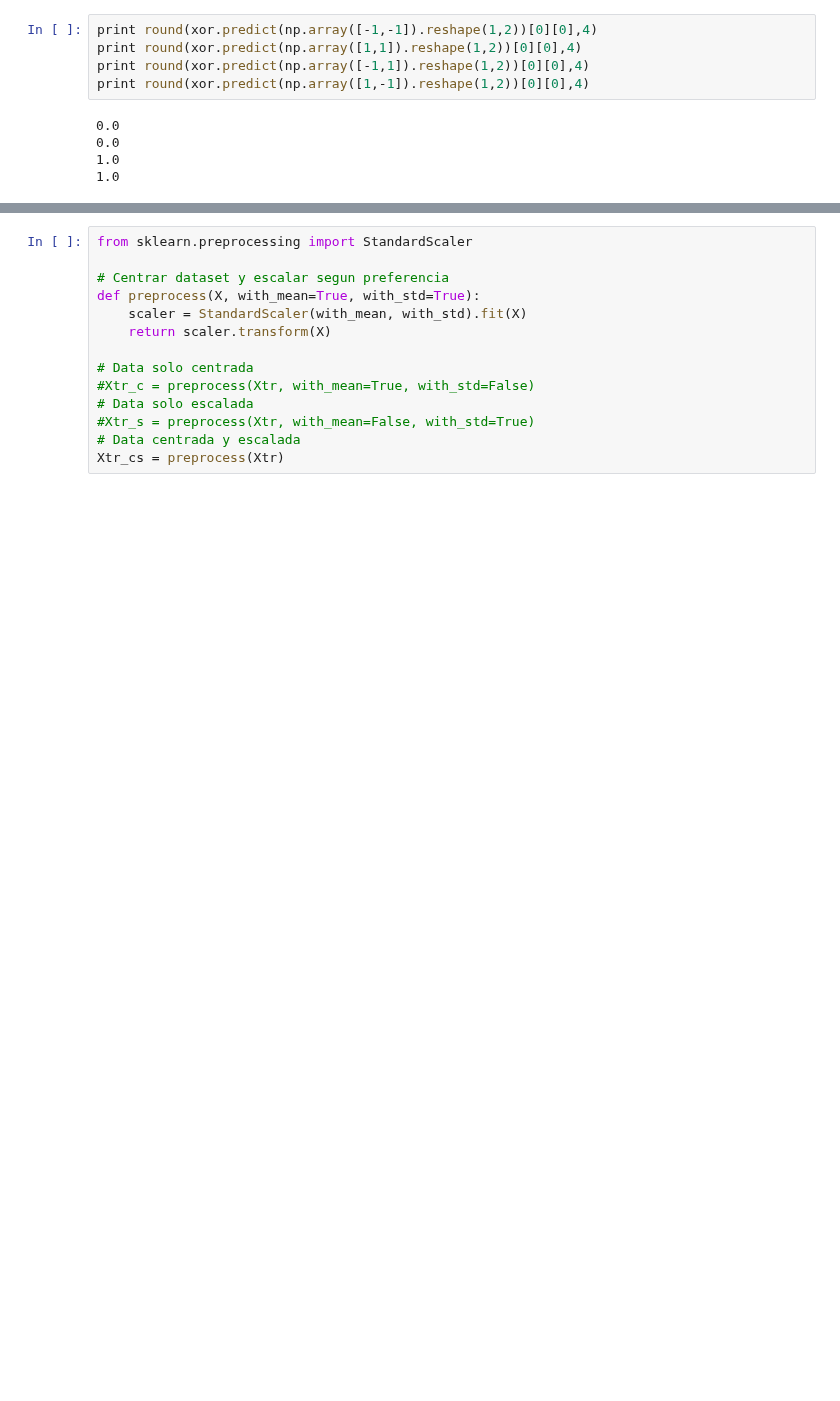
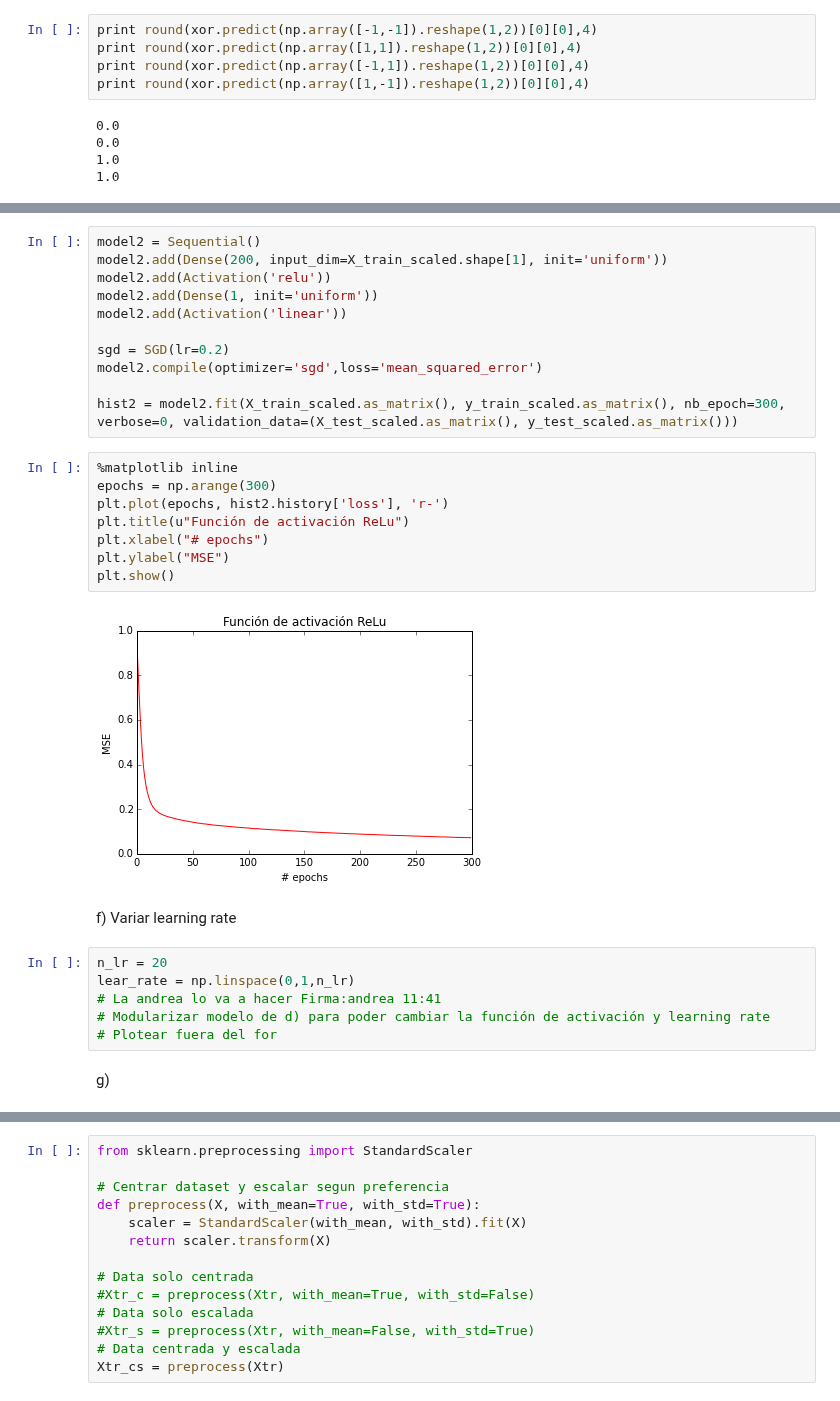
Before and after one commit to asazo/ANN, a Jupyter notebook: tarea1/tarea1.ipynb, the cells around one changed output, grey strips where cells are left out. Cells and saved outputs as stored; diff of their text form; blank space fills up the shorter version.

```diff
--- a/tarea1/tarea1.ipynb
+++ b/tarea1/tarea1.ipynb
@@ -111,0 +200,31 @@ print round(xor.predict(np.array([1,-1]).reshape(1,2))[0][0],4)
+# %%
+model2 = Sequential()
+model2.add(Dense(200, input_dim=X_train_scaled.shape[1], init='uniform'))
+model2.add(Activation('relu'))
+model2.add(Dense(1, init='uniform'))
+model2.add(Activation('linear'))
+
+sgd = SGD(lr=0.2)
+model2.compile(optimizer='sgd',loss='mean_squared_error')
+
+hist2 = model2.fit(X_train_scaled.as_matrix(), y_train_scaled.as_matrix(), nb_epoch=300, verbose=0, validation_data=(X_test_scaled.as_matrix(), y_test_scaled.as_matrix()))
+# %%
+%matplotlib inline
+epochs = np.arange(300)
+plt.plot(epochs, hist2.history['loss'], 'r-')
+plt.title(u"Función de activación ReLu")
+plt.xlabel("# epochs")
+plt.ylabel("MSE")
+plt.show()
+# %% [output]
+[figure, added]
+# %% [markdown]
+f) Variar learning rate
+# %%
+n_lr = 20
+lear_rate = np.linspace(0,1,n_lr)
+# La andrea lo va a hacer Firma:andrea 11:41
+# Modularizar modelo de d) para poder cambiar la función de activación y learning rate
+# Plotear fuera del for
+# %% [markdown]
+g)
```
Also changed, not shown: parts of 24 cells of this notebook.
